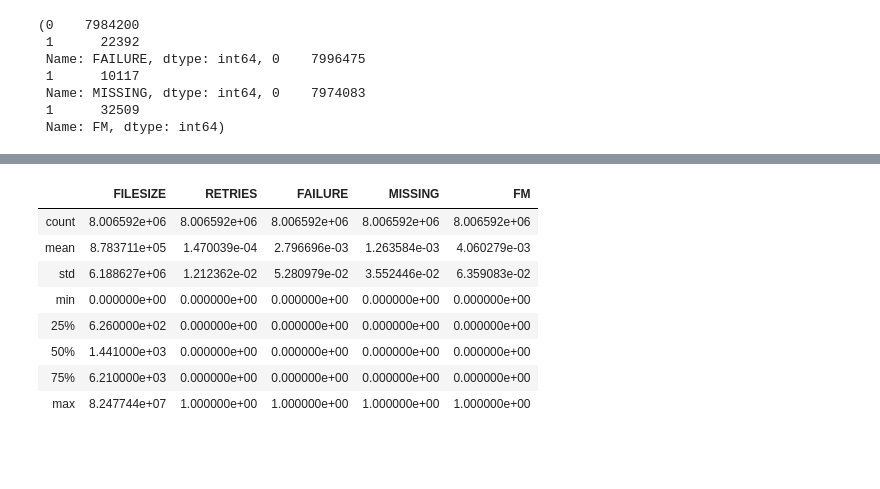
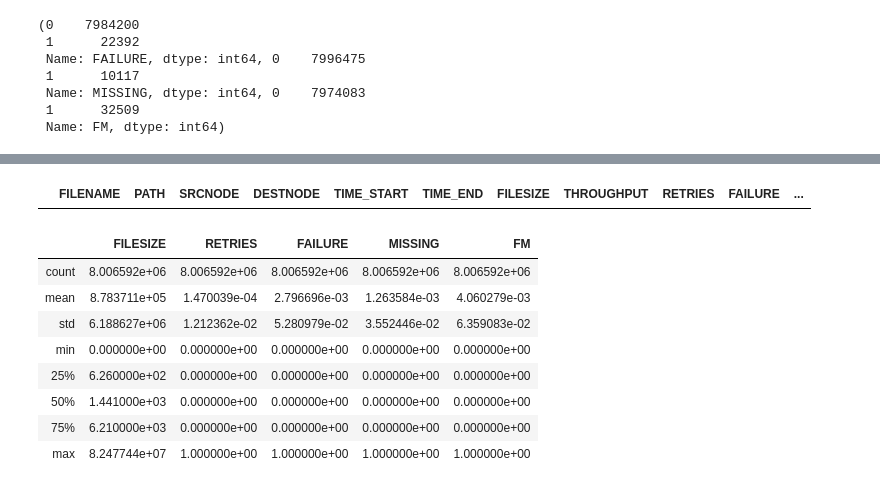
Before and after one commit to RENCI-NRIG/IRIS, a Jupyter notebook: analysis/rca-data.ipynb, the cells around one changed output, grey strips where cells are left out. Saved outputs shown, nothing was run; the diff lists cells and outputs as text; code cells hidden in the pictures; blank space fills up the shorter version.

```diff
--- a/analysis/rca-data.ipynb
+++ b/analysis/rca-data.ipynb
@@ -53,3 +82,8 @@ df[:1]
+# %%
+df_c=df[(df['LABEL']==None)]
+display(df_c)
+# %% [output]
+|  | FILENAME | PATH | SRCNODE | DESTNODE | TIME_START | TIME_END | FILESIZE | THROUGHPUT | RETRIES | FAILURE | ... |
 # %%
 df.describe()
 # %% [output]
```
Also changed, not shown: parts of 10 cells of this notebook, 3 other files.
